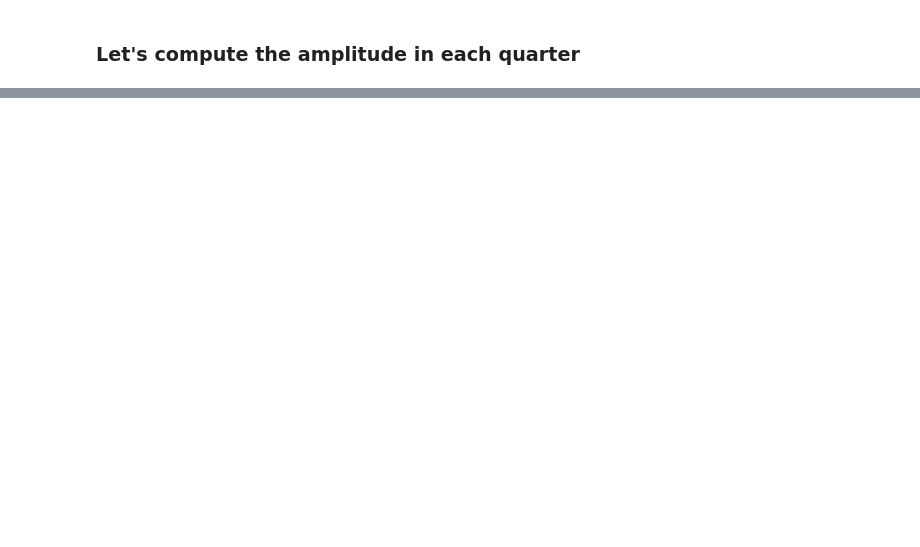
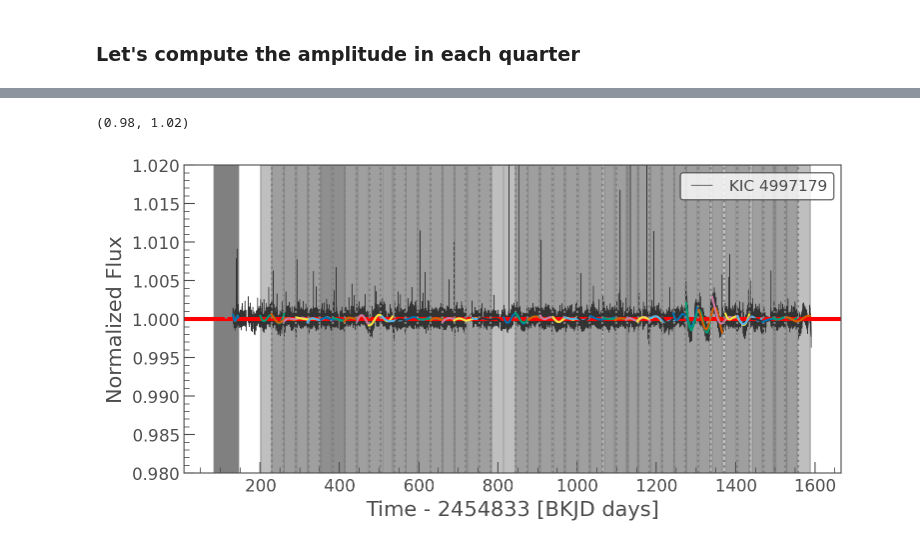
Before and after one commit to benmontet/wilson, a Jupyter notebook: notebooks/01_sample_selection/02_intraquarter_variability_exploration.ipynb, the cells around one changed output, grey strips where cells are left out. Saved outputs shown, nothing was run; the diff lists cells and outputs as text; code cells hidden in the pictures; blank space fills up the shorter version.

```diff
--- a/notebooks/01_sample_selection/02_intraquarter_variability_exploration.ipynb
+++ b/notebooks/01_sample_selection/02_intraquarter_variability_exploration.ipynb
@@ -160,0 +142,34 @@ lc.bin()
+# %%
+result_df = pd.DataFrame(data={'time_bkjd':times_bkjd,
+                               'flux':flux.values.reshape(-1),
+                               'flux_unc':yerr.values.reshape(-1)})
+result_df['lc_amp_pm30'] = np.NaN
+# %%
+ax = lc_global.plot()
+#pg.model(lc_global.time).plot(ax=ax, lw=2);
+
+#plt.ylim(0.99, 1.01)
+ax.axhline(1+amp, color='r')
+ax.axhline(1-amp, color='r')
+
+dt=30
+
+for i, time in enumerate(times_bkjd):
+    t_lo, t_hi = time-dt, time+dt
+    mask = (lc_global.time.value > t_lo) & (lc_global.time.value < t_hi)
+    if mask.sum() > 13:
+        lc = lc_global[mask]
+        coeffs = best_fit_coeffs(lc.time.value, lc.flux.value, lc.flux_err.value, period_global)
+        amplitude = np.hypot(coeffs[0], coeffs[1])
+        result_df.loc[i, 'lc_amp_pm30'] = amplitude
+        flux_model = np.dot(design_matrix(lc.time.value, period_global), coeffs)
+        ax.plot(lc.time.value, flux_model)
+        ax.axvline(time, color='gray', linestyle='dotted')
+        ax.fill_between([t_lo, t_hi],[1.02, 1.02], [0.98, 0.98], color='gray', alpha=0.5)
+
+
+ax.set_ylim(0.98, 1.02)
+#ax.set_xlim(300, 500)
+# %% [output]
+(0.98, 1.02)
+[figure, added]
```
Also changed, not shown: parts of 43 cells of this notebook, 2 other files.
